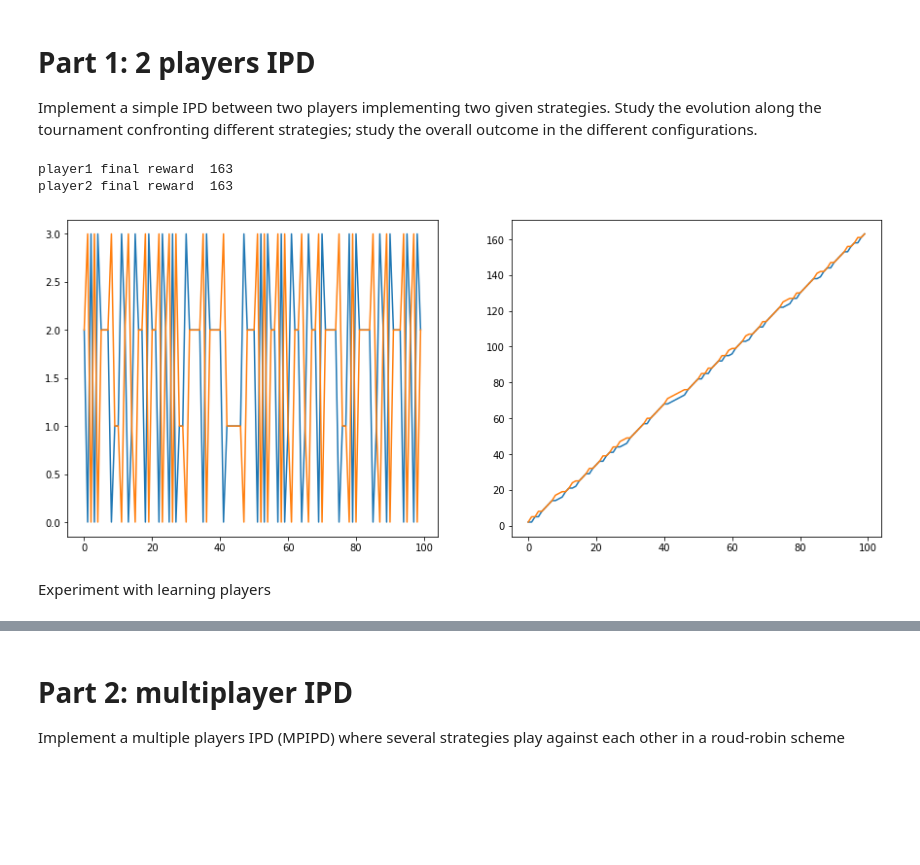
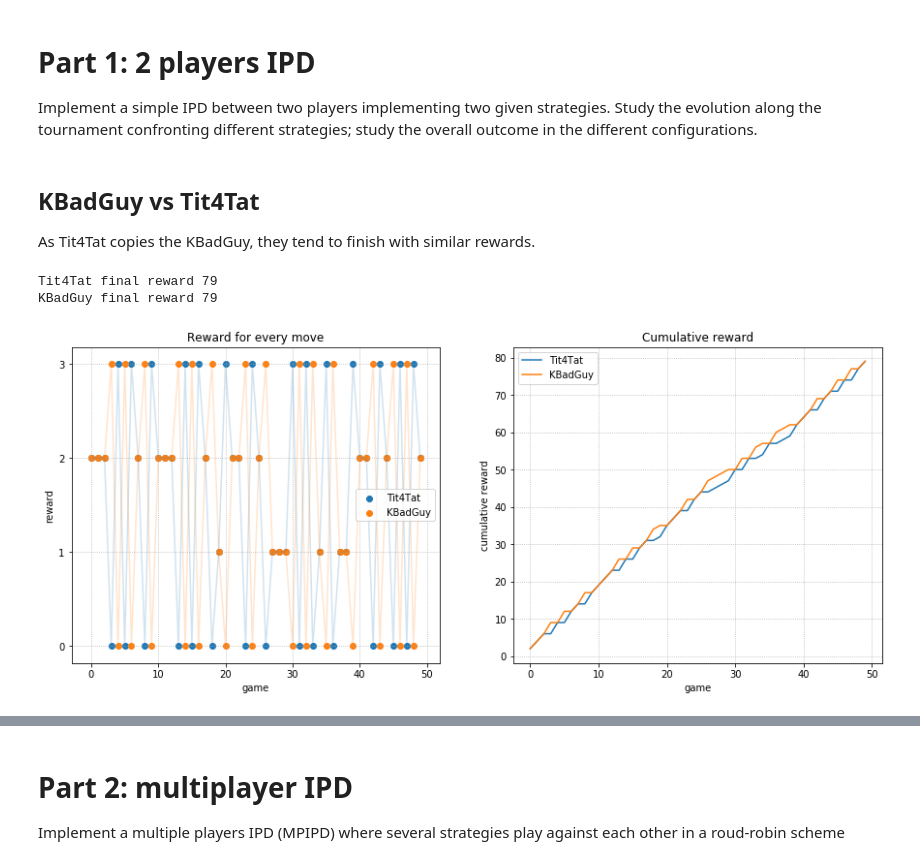
Before and after one commit to donaldssh/Iterative-Prisoners-Dilemma, a Jupyter notebook: Project.ipynb, the cells around one changed output, grey strips where cells are left out. Drawn from its saved outputs; the diff is of its cells as text; code cells hidden in the pictures; blank space fills up the shorter version.

```diff
--- a/Project.ipynb
+++ b/Project.ipynb
@@ -361,37 +407,53 @@ fourth move  [0, 1]
 # %% [markdown]
 # Part 1: 2 players IPD
 Implement a simple IPD between two players implementing two given strategies. Study the evolution along the tournament confronting different strategies; study the overall outcome in the different configurations.
+# %% [markdown]
+## KBadGuy vs Tit4Tat
+As Tit4Tat copies the KBadGuy, they tend to finish with similar rewards.
 # %%
 # Payoff matrix
 M = np.array([[2,0],[3,1]])
 
 # for practicity we are using u as horizontal arrays
 # initialize players instances
 p1 = Tit4Tat([],[],[])
 p2 = KBadGuy(40,[],[])
 
 # game loop
-for i in range(100):
+for i in range(50):
     u1 = p1.move()
     u2 = p2.move()
     #append p2 move, necessary for the tit4tat
     p1.append_input(u2)
 
     p1.append_reward(np.array(u1) @ M @ np.array(u2).T)
     p2.append_reward(np.array(u2) @ M @ np.array(u1).T)
+
+# visualization
+fig, ax = plt.subplots(1,2, figsize = (15,6))
+ax[0].plot(p1.r_history, alpha=0.2)
+ax[0].scatter(range(len(p1.r_history)), p1.r_history, label=(type(p1).__name__),)
+ax[0].plot(p2.r_history, alpha=0.2)
+ax[0].scatter(range(len(p2.r_history)), p2.r_history,  label=(type(p2).__name__),)
+ax[0].legend()
+ax[0].set_yticks(range(0,4))
+ax[0].set_xlabel("game")
+ax[0].set_ylabel("reward")
+ax[0].set_title("Reward for every move")
+
+ax[1].plot(np.cumsum(p1.r_history), label=(type(p1).__name__))
+ax[1].plot(np.cumsum(p2.r_history), label=(type(p2).__name__))
+ax[1].legend()
+ax[0].grid(linestyle=":")
+ax[1].set_xlabel("game")
+ax[1].set_ylabel("cumulative reward")
+ax[1].set_title("Cumulative reward")
+ax[1].grid(linestyle=":")
+
+
+print(f"{type(p1).__name__} final reward {sum(p1.r_history)}")
+print(f"{type(p2).__name__} final reward {sum(p2.r_history)}")
+# %% [output]
+Tit4Tat final reward 79
+KBadGuy final reward 79
+[figure, added]
-# %%
-fig, ax = plt.subplots(1,2, figsize = (15,6))
-ax[0].plot(p1.r_history)
-ax[0].plot(p2.r_history)
-ax[1].plot(np.cumsum(p1.r_history))
-ax[1].plot(np.cumsum(p2.r_history))
-
-
-print("player1 final reward ", sum(p1.r_history))
-print("player2 final reward ", sum(p2.r_history))
-# %% [output]
-player1 final reward  163
-player2 final reward  163
-[figure, removed]
-# %% [markdown]
-Experiment with learning players
```
Also changed, not shown: parts of 26 cells of this notebook.
